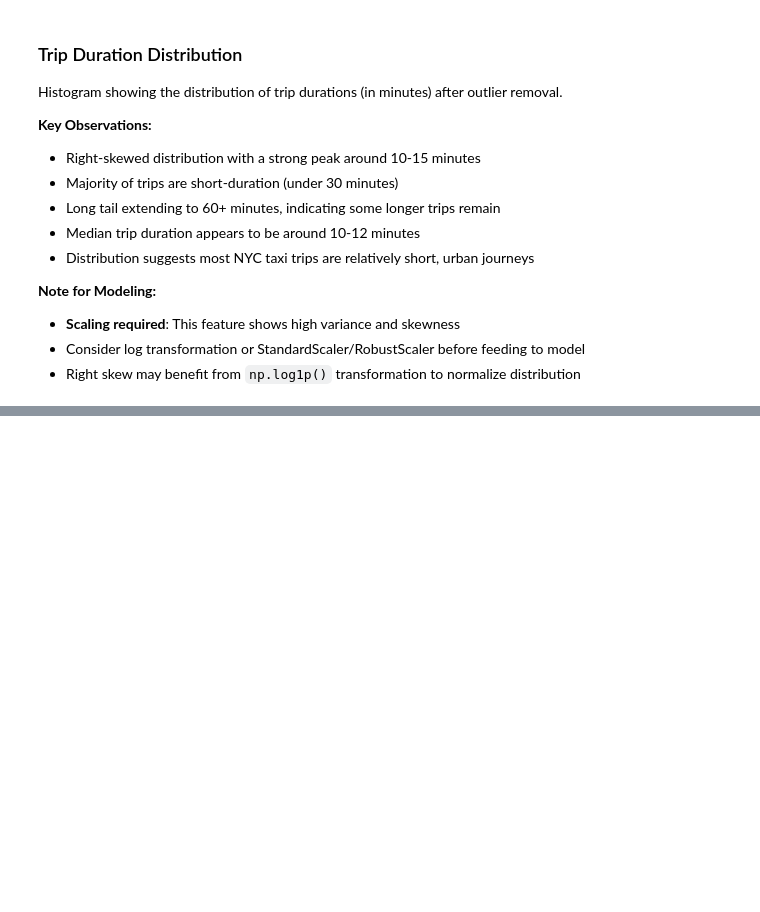
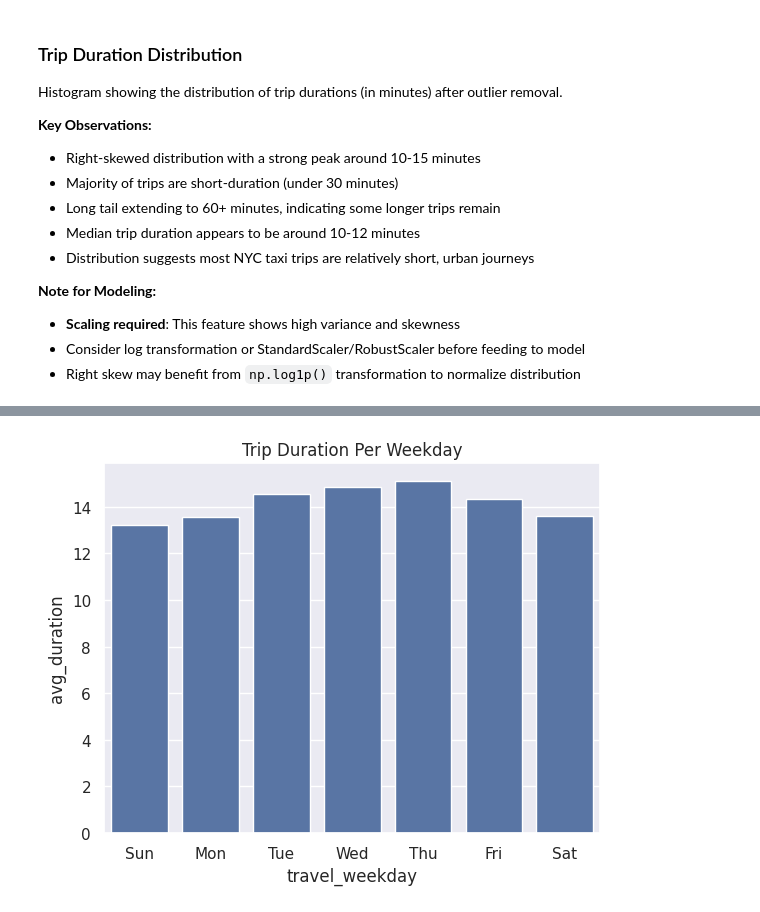
Before and after one commit to alavi-sam/NYC-Taxi, a Jupyter notebook: scripts/EDA.ipynb, the cells around one changed output, grey strips where cells are left out. Drawn from its saved outputs; the diff is of its cells as text; code cells hidden in the pictures; blank space fills up the shorter version.

```diff
--- a/scripts/EDA.ipynb
+++ b/scripts/EDA.ipynb
@@ -815,0 +852,20 @@ Most Important: If you don't have trip_duration yet, calculate it immediately -
+# %%
+weekday_labels = [
+    'Sun', 'Mon', 'Tue',
+    'Wed', 'Thu', 'Fri', 'Sat'
+]
+
+per_weekday_duration = df.select(
+    pl.col([
+        'trip_duration', 'travel_weekday'
+    ])
+).group_by('travel_weekday').agg(
+    pl.col('trip_duration').mean().alias('avg_duration')
+).collect().to_pandas()
+
+ax = sns.barplot(data=per_weekday_duration, x='travel_weekday', y='avg_duration', orient='v')
+plt.title('Trip Duration Per Weekday')
+ax.set_xticks(range(0, 7), weekday_labels)
+plt.show()
+# %% [output]
+[figure, added]
```
Also changed, not shown: parts of 9 cells of this notebook, 4 other files.
